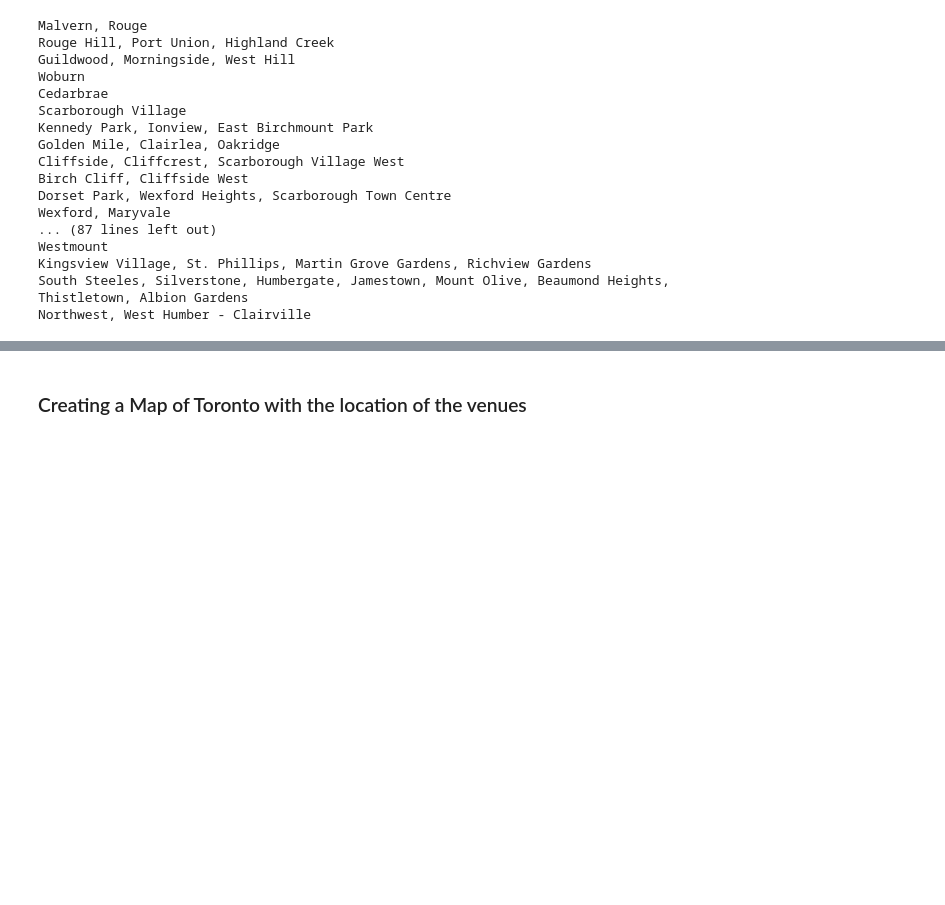
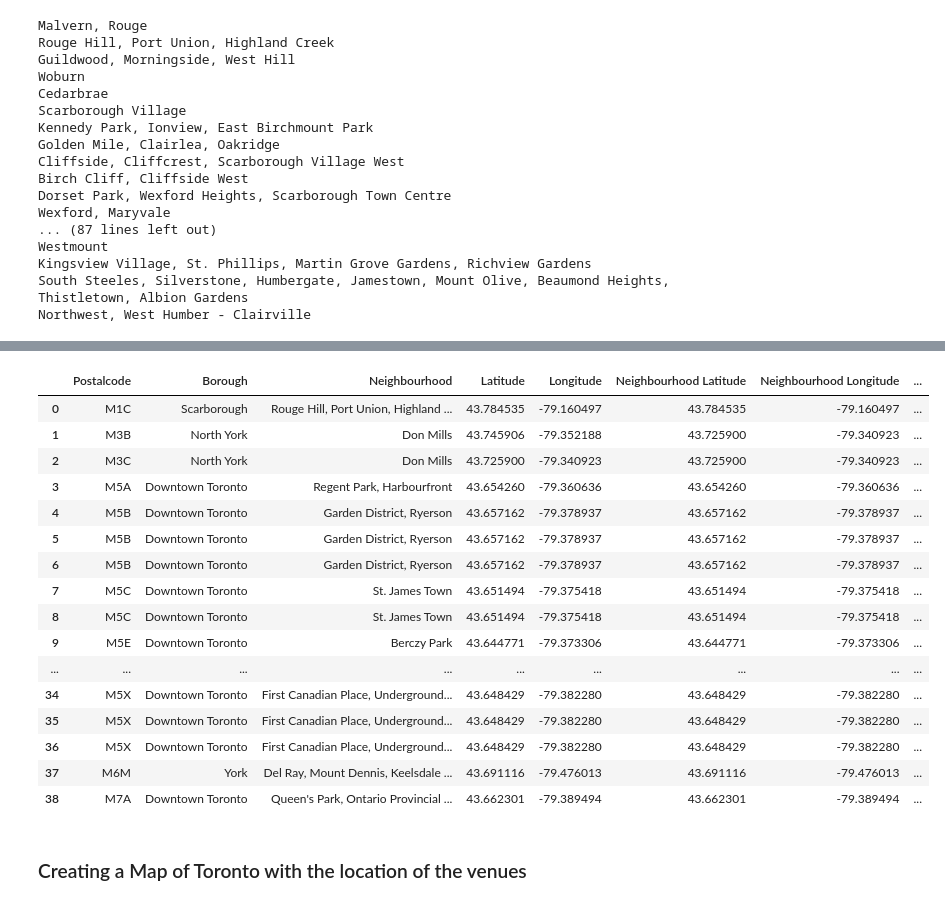
Before and after one commit to FlavioSG-BR/Capstone-Project, a Jupyter notebook: Final Project Week 2.ipynb, the cells around one changed output, grey strips where cells are left out. Drawn from its saved outputs; the diff is of its cells as text; code cells hidden in the pictures; blank space fills up the shorter version.

```diff
--- a/Final Project Week 2.ipynb
+++ b/Final Project Week 2.ipynb
@@ -76,7 +76,7 @@ geo_df.head()
 | 4 | M1H | 43.773136 | -79.239476 |
 # %%
 geo_df.rename(columns={'Postal Code':'Postalcode'},inplace=True)
-geo_merged = pd.merge(geo_df, df_merge, on='Postalcode')
+geo_merged = pd.merge(geo_df, df, on='Postalcode')
 
 toronto_data=geo_merged[['Postalcode','Borough','Neighbourhood','Latitude','Longitude']]
 toronto_data
@@ -219,0 +224,22 @@ toronto_venues
+# %%
+venues_merged = pd.merge(toronto_data, toronto_venues, on='Neighbourhood')
+# %%
+venues_merged
+# %% [output]
+|  | Postalcode | Borough | Neighbourhood | Latitude | Longitude | Neighbourhood Latitude | Neighbourhood Longitude | ... |
+| 0 | M1C | Scarborough | Rouge Hill, Port Union, Highland ... | 43.784535 | -79.160497 | 43.784535 | -79.160497 | ... |
+| 1 | M3B | North York | Don Mills | 43.745906 | -79.352188 | 43.725900 | -79.340923 | ... |
+| 2 | M3C | North York | Don Mills | 43.725900 | -79.340923 | 43.725900 | -79.340923 | ... |
+| 3 | M5A | Downtown Toronto | Regent Park, Harbourfront | 43.654260 | -79.360636 | 43.654260 | -79.360636 | ... |
+| 4 | M5B | Downtown Toronto | Garden District, Ryerson | 43.657162 | -79.378937 | 43.657162 | -79.378937 | ... |
+| 5 | M5B | Downtown Toronto | Garden District, Ryerson | 43.657162 | -79.378937 | 43.657162 | -79.378937 | ... |
+| 6 | M5B | Downtown Toronto | Garden District, Ryerson | 43.657162 | -79.378937 | 43.657162 | -79.378937 | ... |
+| 7 | M5C | Downtown Toronto | St. James Town | 43.651494 | -79.375418 | 43.651494 | -79.375418 | ... |
+| 8 | M5C | Downtown Toronto | St. James Town | 43.651494 | -79.375418 | 43.651494 | -79.375418 | ... |
+| 9 | M5E | Downtown Toronto | Berczy Park | 43.644771 | -79.373306 | 43.644771 | -79.373306 | ... |
+| ... | ... | ... | ... | ... | ... | ... | ... | ... |
+| 34 | M5X | Downtown Toronto | First Canadian Place, Underground... | 43.648429 | -79.382280 | 43.648429 | -79.382280 | ... |
+| 35 | M5X | Downtown Toronto | First Canadian Place, Underground... | 43.648429 | -79.382280 | 43.648429 | -79.382280 | ... |
+| 36 | M5X | Downtown Toronto | First Canadian Place, Underground... | 43.648429 | -79.382280 | 43.648429 | -79.382280 | ... |
+| 37 | M6M | York | Del Ray, Mount Dennis, Keelsdale ... | 43.691116 | -79.476013 | 43.691116 | -79.476013 | ... |
+| 38 | M7A | Downtown Toronto | Queen's Park, Ontario Provincial ... | 43.662301 | -79.389494 | 43.662301 | -79.389494 | ... |
```
Also changed, not shown: parts of 6 cells of this notebook, 6 other files.
